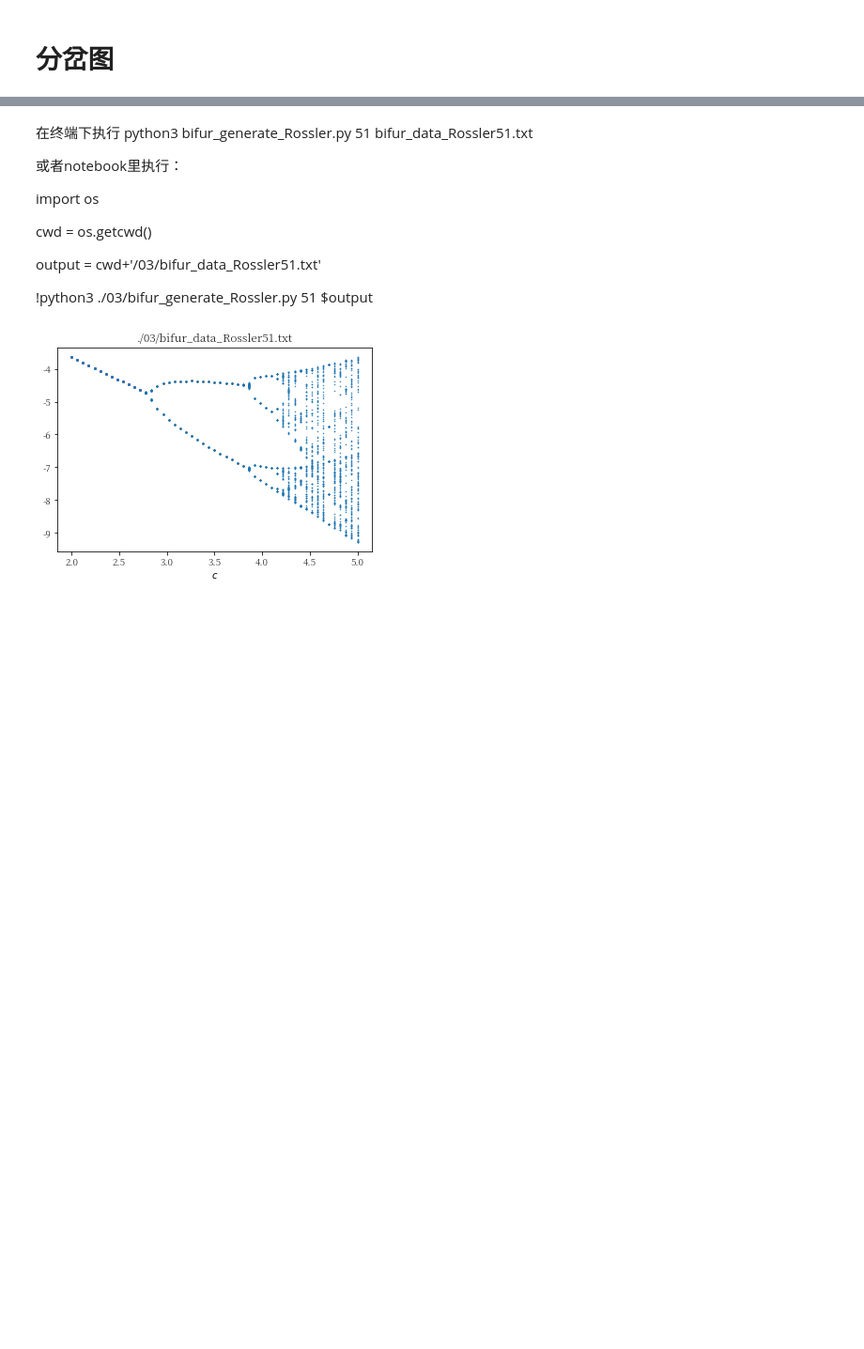
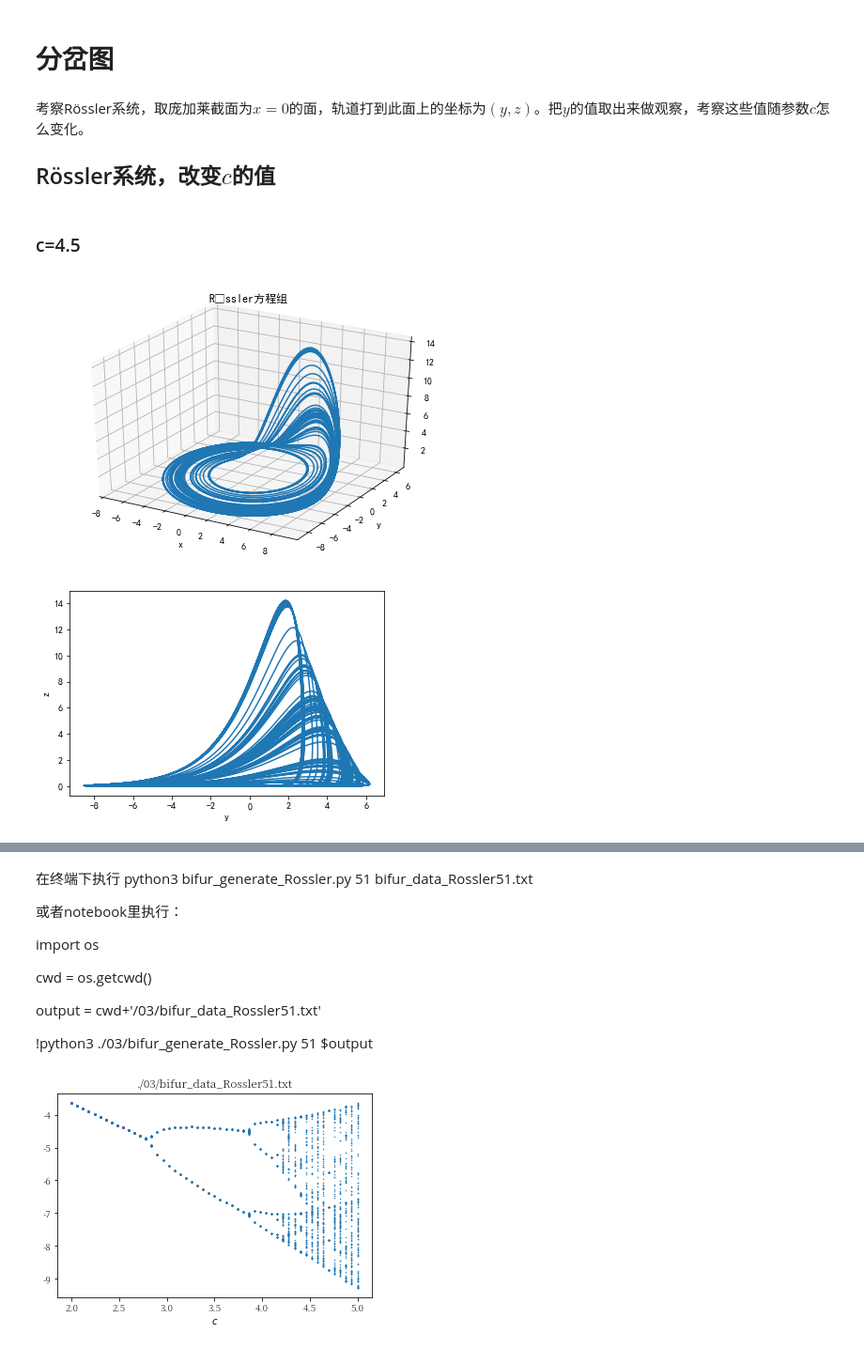
Before and after one commit to dht1230000/tian, a Jupyter notebook: 稳定系分析与分岔图.ipynb, the cells around one changed output, grey strips where cells are left out. Shown at 94% size. Saved outputs shown, nothing was run; the diff lists cells and outputs as text; code cells hidden in the pictures; blank space fills up the shorter version.

```diff
--- a/稳定系分析与分岔图.ipynb
+++ b/稳定系分析与分岔图.ipynb
@@ -376,3 +468,37 @@ http://www.scholarpedia.org/article/Duffing_oscillator
 <img src="Duffing_typical_anim.gif" />
 # %% [markdown]
 # 分岔图
+# %% [markdown]
+考察Rössler系统，取庞加莱截面为$x=0$的面，轨道打到此面上的坐标为$(y,z)$。把$y$的值取出来做观察，考察这些值随参数$c$怎么变化。
+
+## Rössler系统，改变$c$的值
+# %% [markdown]
+### c=4.5
+# %%
+def plot_rossler(c, discard_ratio=0.5):
+    rsl = rossler()
+    rsl.a = 0.2
+    rsl.b = 0.2
+    rsl.c = c
+    rsl.time_end = 500.0
+    rsl.generate()
+
+    discard_count = int(len(rsl.track)*discard_ratio)
+
+    fig=plt.figure()
+    ax=Axes3D(fig)
+    ax.plot(rsl.track[discard_count:,0],rsl.track[discard_count:,1],rsl.track[discard_count:,2])
+    plt.title("Rössler方程组")
+    plt.xlabel('x')
+    plt.ylabel('y')
+
+    plt.figure()
+    plt.plot(rsl.track[:,1], rsl.track[:,2])
+    plt.xlabel('y')
+    plt.ylabel('z')
+    plt.show()
+# %%
+plot_rossler(4.5)
+# %% [output]
+[figure, added]
+[figure, added]
```
Also changed, not shown: parts of 31 cells of this notebook, 1 other file.
